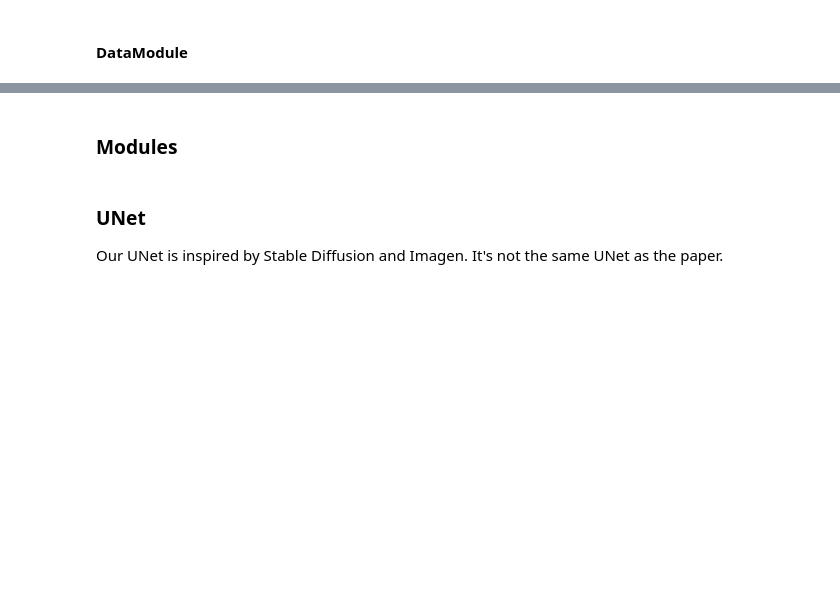
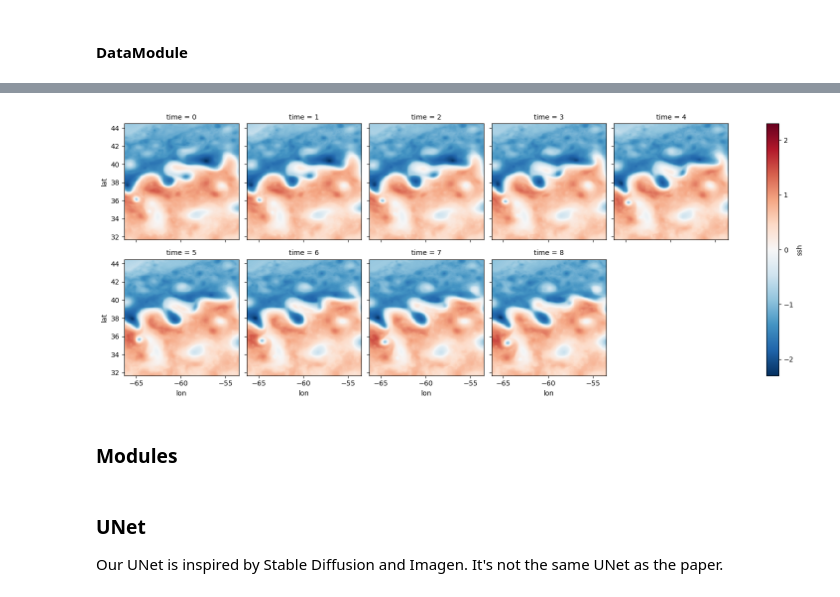
Before and after one commit to maxbeauchamp/4dvarnet-starter, a Jupyter notebook: Notebooks/Notebook_consistency_model_base.ipynb, the cells around one changed output, grey strips where cells are left out. Cells and saved outputs as stored; diff of their text form; code cells hidden in the pictures; blank space fills up the shorter version.

```diff
--- a/Notebooks/Notebook_consistency_model_base.ipynb
+++ b/Notebooks/Notebook_consistency_model_base.ipynb
@@ -187,0 +162,78 @@ class ImageDataModule(LightningDataModule):
+# %%
+import sys
+import pyinterp
+import pyinterp.fill
+import pyinterp.backends.xarray
+sys.path.append('..')
+from src.data_notebook import *
+
+#device = torch.device("cuda" if torch.cuda.is_available() else "cpu")
+
+import matplotlib.pyplot as plt
+import torch
+import itertools
+
+lon_min = -66.3
+lon_max = -53.5
+lat_min = 31.7
+lat_max = 44.5
+
+datadir="/dmidata/users/maxb/NATL_dataset"
+
+TrainingItem = namedtuple('TrainingItem', ['input', 'tgt'])
+
+def remove_nan(da):
+    da["lon"] = da.lon.assign_attrs(units="degrees_east")
+    da["lat"] = da.lat.assign_attrs(units="degrees_north")
+
+    da.transpose("lon", "lat", "time")[:, :] = pyinterp.fill.gauss_seidel(
+        pyinterp.backends.xarray.Grid3D(da)
+    )[1]
+    return da
+
+def load_altimetry_data(path, obs_from_tgt=False):
+    ds =  (
+        xr.open_dataset(path)
+        # .assign(ssh=lambda ds: ds.ssh.coarsen(lon=2, lat=2).mean().interp(lat=ds.lat, lon=ds.lon))
+        .load()
+        .assign(
+            input=lambda ds: ds.nadir_obs,
+            tgt=lambda ds: remove_nan(ds.ssh),
+        )
+    )
+
+    if obs_from_tgt:
+        ds = ds.assign(input=ds.tgt.where(np.isfinite(ds.input), np.nan))
+
+    return (
+        ds[[*TrainingItem._fields]]
+        .transpose("time", "lat", "lon")
+        .to_array()
+    )
+
+datamodule = BaseDataModule(input_da=load_altimetry_data(datadir+"/natl_gf_w_5nadirs_swot.nc"),
+                            domains={'train': {'time': slice('2013-02-24', '2013-09-30',)},
+                                     'val': {'time': slice('2012-12-15', '2013-02-24',)},
+                                     'test': {'time': slice('2012-10-01', '2012-12-20',)}},
+                            xrds_kw={'patch_dims': {'time': 9, 'lat': 256, 'lon': 256},
+                                     'strides': {'time': 1, 'lat': 256, 'lon': 256},
+                                     'domain_limits':  dict(lon=slice(lon_min, lon_max,),
+                                                            lat=slice(lat_min, lat_max,))},
+                            dl_kw={'batch_size': 16, 'num_workers': 1},
+                            grad=False,
+                            #aug_kw={'aug_factor': 1, 'aug_only': True},
+                            resize_factor=1)
+datamodule.setup()
+
+
+# datamodule.train_ds[0].input has shape (15, 240, 240)
+xr.Dataset(data_vars={'ssh':(('time','lat','lon'),datamodule.train_ds[0].tgt)},
+           coords={'time':np.arange(9),
+                   'lon':np.arange(lon_min, lon_max, 0.05),
+                   'lat':np.arange(lat_min, lat_max, 0.05)}).ssh.plot(col='time',col_wrap=5)
+
+data_loader = datamodule.train_dataloader()
+k=10
+my_sample = next(itertools.islice(data_loader, k, None))
+print(my_sample[0].shape)
+# %% [output]
@@ -188,3 +242,4 @@ class ImageDataModule(LightningDataModule):
+[figure, added]
 # %% [markdown]
 ### Modules
 # %%
```
Also changed, not shown: parts of 14 cells of this notebook, 1 other file.
